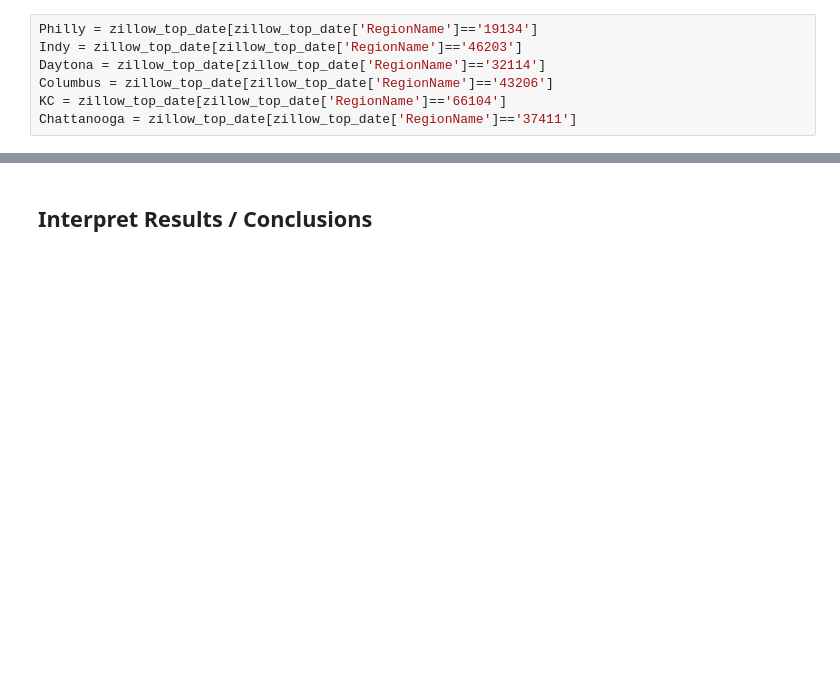
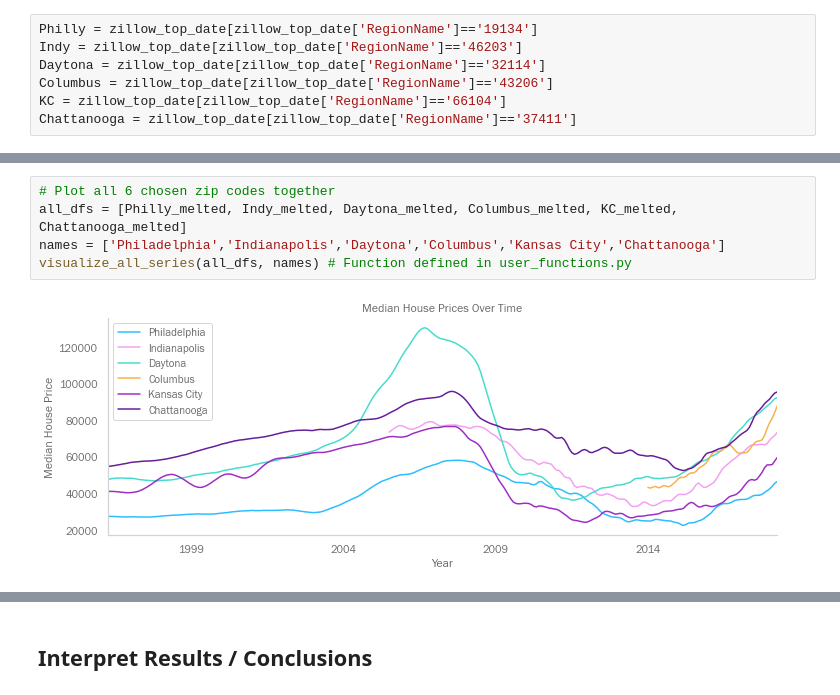
Before and after one commit to melodygr/Time_Series_project, a Jupyter notebook: Time_Series_Project.ipynb, the cells around one changed output, grey strips where cells are left out. Cells and saved outputs as stored; diff of their text form; blank space fills up the shorter version.

```diff
--- a/Time_Series_Project.ipynb
+++ b/Time_Series_Project.ipynb
@@ -730,0 +756,7 @@ ValueError: Length of values (12) does not match length of index (9)
+# %%
+# Plot all 6 chosen zip codes together
+all_dfs = [Philly_melted, Indy_melted, Daytona_melted, Columbus_melted, KC_melted, Chattanooga_melted]
+names = ['Philadelphia','Indianapolis','Daytona','Columbus','Kansas City','Chattanooga']
+visualize_all_series(all_dfs, names) # Function defined in user_functions.py
+# %% [output]
+[figure, added]
```
Also changed, not shown: parts of 205 cells of this notebook, 7 other files.
